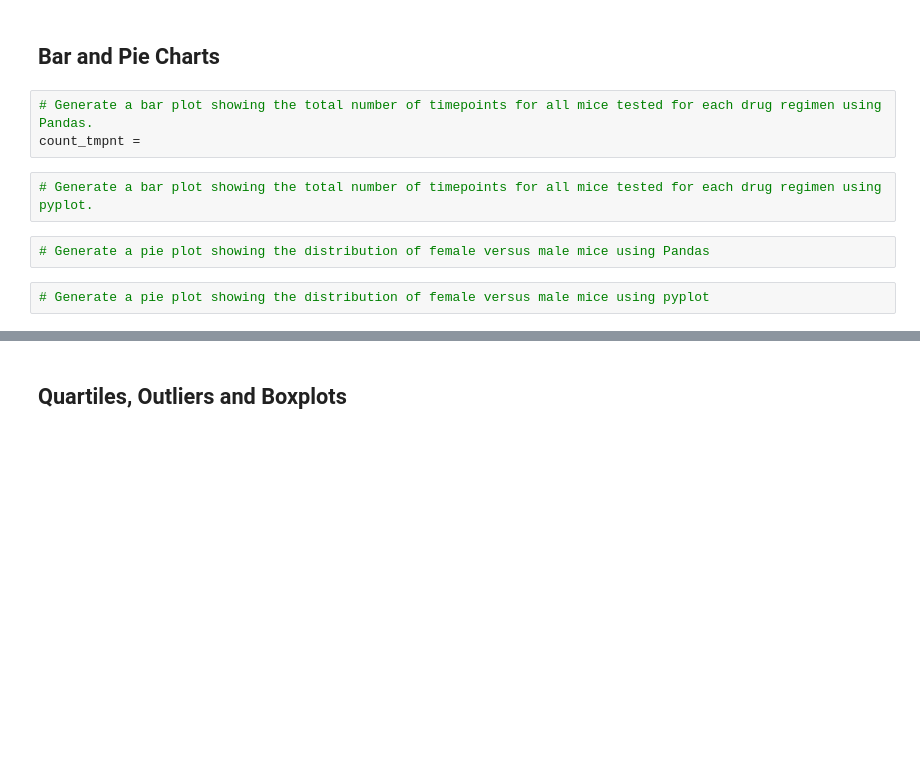
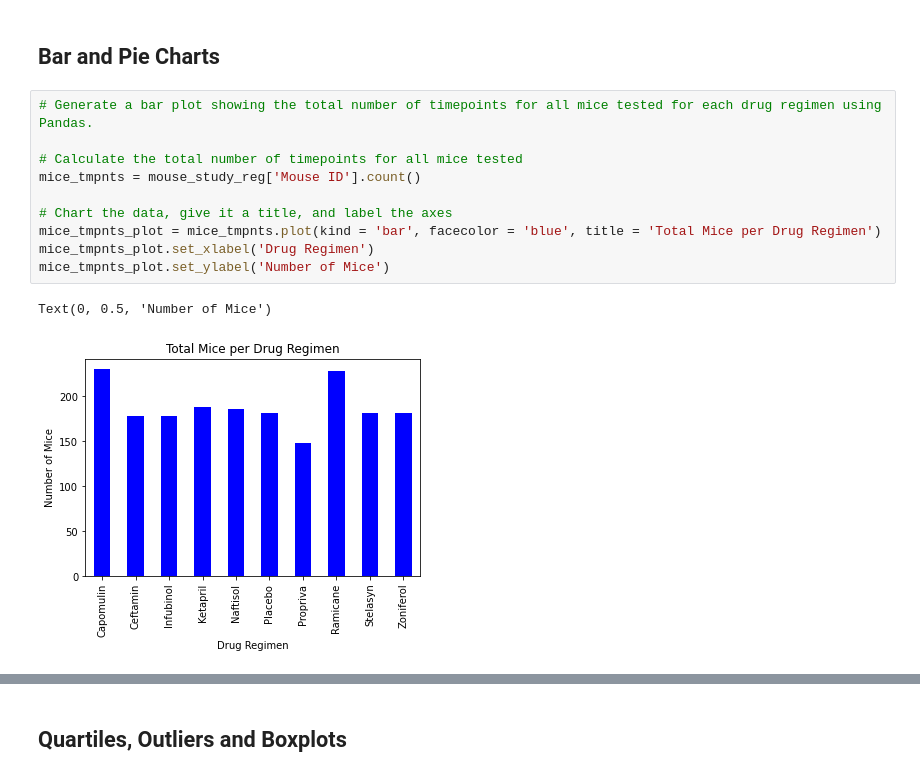
Before and after one commit to mtamrakar656/pymaceuticals, a Jupyter notebook: pymaceuticals.ipynb, the cells around one changed output, grey strips where cells are left out. Cells and saved outputs as stored; diff of their text form; blank space fills up the shorter version.

```diff
--- a/pymaceuticals.ipynb
+++ b/pymaceuticals.ipynb
@@ -100,10 +122,14 @@ mouse_study_reg.agg(['mean', 'median', 'var', 'std', 'sem'])['Tumor Volume (mm3)
 ## Bar and Pie Charts
 # %%
 # Generate a bar plot showing the total number of timepoints for all mice tested for each drug regimen using Pandas.
-count_tmpnt =
+
+# Calculate the total number of timepoints for all mice tested
+mice_tmpnts = mouse_study_reg['Mouse ID'].count()
+
+# Chart the data, give it a title, and label the axes
+mice_tmpnts_plot = mice_tmpnts.plot(kind = 'bar', facecolor = 'blue', title = 'Total Mice per Drug Regimen')
+mice_tmpnts_plot.set_xlabel('Drug Regimen')
+mice_tmpnts_plot.set_ylabel('Number of Mice')
+# %% [output]
+Text(0, 0.5, 'Number of Mice')
+[figure, added]
-# %%
-# Generate a bar plot showing the total number of timepoints for all mice tested for each drug regimen using pyplot.
-# %%
-# Generate a pie plot showing the distribution of female versus male mice using Pandas
-# %%
-# Generate a pie plot showing the distribution of female versus male mice using pyplot
```
Also changed, not shown: parts of 9 cells of this notebook, 1 other file.
